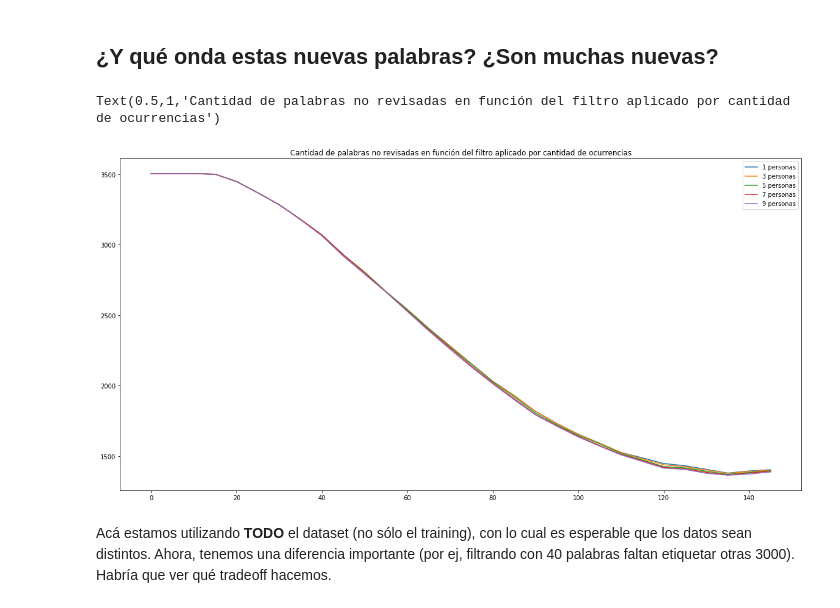
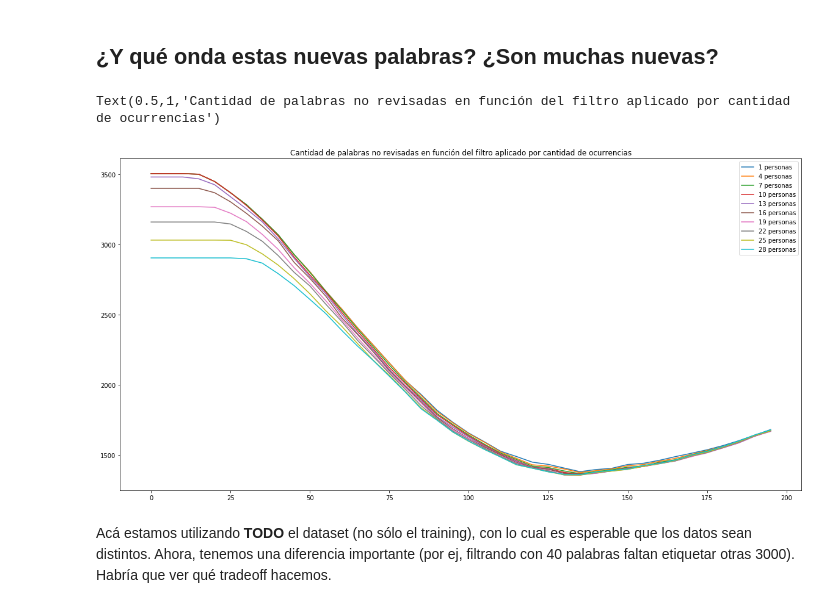
Before and after one commit to finiteautomata/contrastes, a Jupyter notebook: notebooks/analisis_nuevo_listado.ipynb, the cells around one changed output. Drawn from its saved outputs; the diff is of its cells as text; code cells hidden in the pictures.

```diff
--- a/notebooks/analisis_nuevo_listado.ipynb
+++ b/notebooks/analisis_nuevo_listado.ipynb
@@ -158,26 +158,26 @@ cincomil_nuevas = df.iloc[:5000].copy()
 # %%
 entire_df = pd.read_csv("../data/listado_definitivo.csv", index_col=0)
 palabras_analizadas = entire_df.iloc[:5000].index
 handles = []
 
-for minimo_personas in range(1, 11, 2):
-    filtros = range(0, 150, 5)
+for minimo_personas in range(1, 30, 3):
+    filtros = range(0, 200, 5)
 
     diferencias = []
 
     for filtro in filtros:
         cincomil_nuevas = df[(df.cant_palabra > filtro) & (df.cant_usuarios >= minimo_personas)].iloc[:5000]
         diferencia = palabras_analizadas.difference(cincomil_nuevas.index)
         diferencias.append(len(diferencia))
     handle, = plt.plot(filtros, diferencias, label="{} personas".format(minimo_personas))
 
     handles.append(handle)
 
 plt.legend(handles=handles)
 plt.title(u"Cantidad de palabras no revisadas en función del filtro aplicado por cantidad de ocurrencias")
 # %% [output]
 Text(0.5,1,'Cantidad de palabras no revisadas en función del filtro aplicado por cantidad de ocurrencias')
-[figure, old version]
+[figure, new version]
 # %% [markdown]
 
 Acá estamos utilizando **TODO** el dataset (no sólo el training), con lo cual es esperable que los datos sean distintos. Ahora, tenemos una diferencia importante (por ej, filtrando con 40 palabras faltan etiquetar otras 3000). Habría que ver qué tradeoff hacemos.
```
Also changed, not shown: 1 other file.
